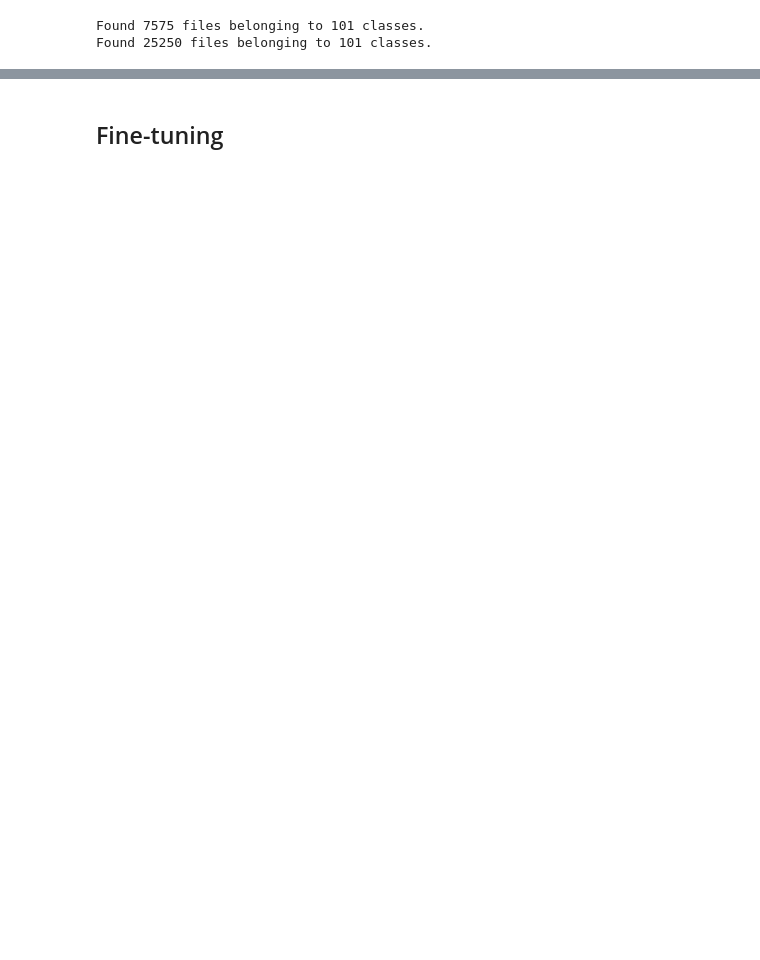
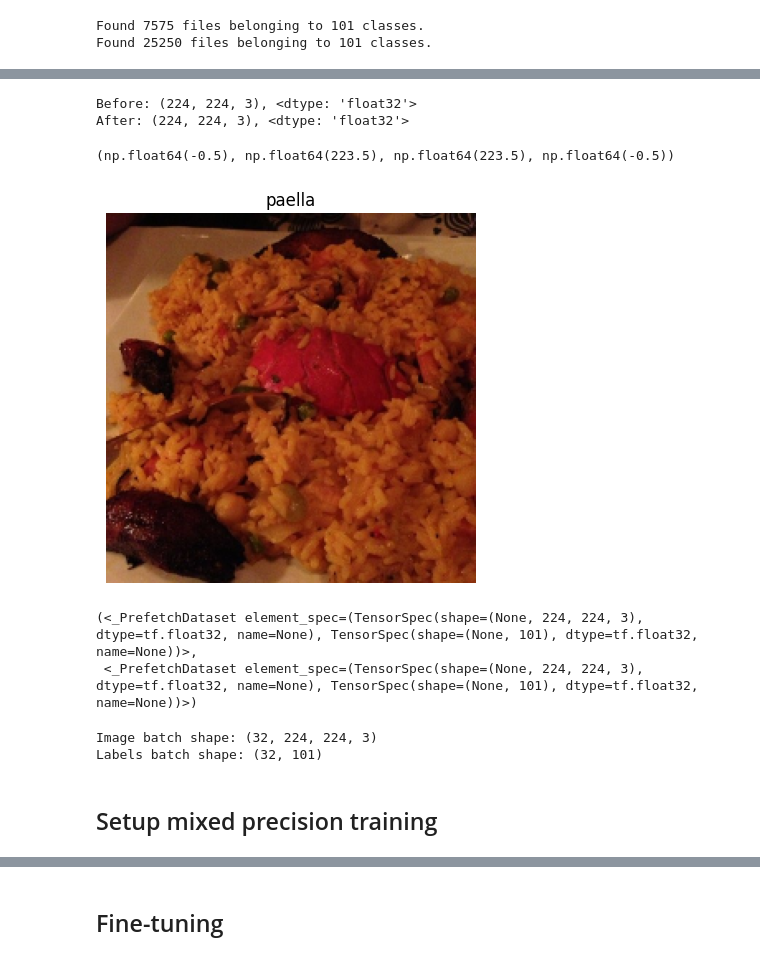
Before and after one commit to masrik-dev/food-image-recognition, a Jupyter notebook: Food_Vision_Mini_Classifier.ipynb, the cells around one changed output, grey strips where cells are left out. Saved outputs shown, nothing was run; the diff lists cells and outputs as text; code cells hidden in the pictures; blank space fills up the shorter version.

```diff
--- a/Food_Vision_Mini_Classifier.ipynb
+++ b/Food_Vision_Mini_Classifier.ipynb
@@ -131,0 +219,23 @@ Found 25250 files belonging to 101 classes.
+# %%
+# Preprocessing function
+def preprocess_img(image, label, img_shape=224):
+    image = tf.image.resize(image, [img_shape, img_shape])
+    image = tf.cast(image, tf.float32) / 255.0  # normalize
+    return image, label
+# %%
+# Test preprocessing
+preprocessed_img, _ = preprocess_img(image, label)
+
+print(f"Before: {image.shape}, {image.dtype}")
+print(f"After: {preprocessed_img.shape}, {preprocessed_img.dtype}")
+# %% [output]
+Before: (224, 224, 3), <dtype: 'float32'>
+After: (224, 224, 3), <dtype: 'float32'>
+# %%
+# Plot preprocessed
+plt.imshow(preprocessed_img)
+plt.title(class_names[tf.argmax(label)])
+plt.axis(False)
+# %% [output]
+(np.float64(-0.5), np.float64(223.5), np.float64(223.5), np.float64(-0.5))
+[figure, added]
@@ -131,0 +253,15 @@ Found 25250 files belonging to 101 classes.
+# %%
+train_data, test_data
+# %% [output]
+(<_PrefetchDataset element_spec=(TensorSpec(shape=(None, 224, 224, 3), dtype=tf.float32, name=None), TensorSpec(shape=(None, 101), dtype=tf.float32, name=None))>,
+ <_PrefetchDataset element_spec=(TensorSpec(shape=(None, 224, 224, 3), dtype=tf.float32, name=None), TensorSpec(shape=(None, 101), dtype=tf.float32, name=None))>)
+# %%
+# Let's figure out the image batch shape, and labels batch shape
+for images, lbls in train_data.take(1):
+    print("Image batch shape:", images.shape)
+    print("Labels batch shape:", lbls.shape)
+# %% [output]
+Image batch shape: (32, 224, 224, 3)
+Labels batch shape: (32, 101)
+# %% [markdown]
+## Setup mixed precision training
```
Also changed, not shown: parts of 35 cells of this notebook.
